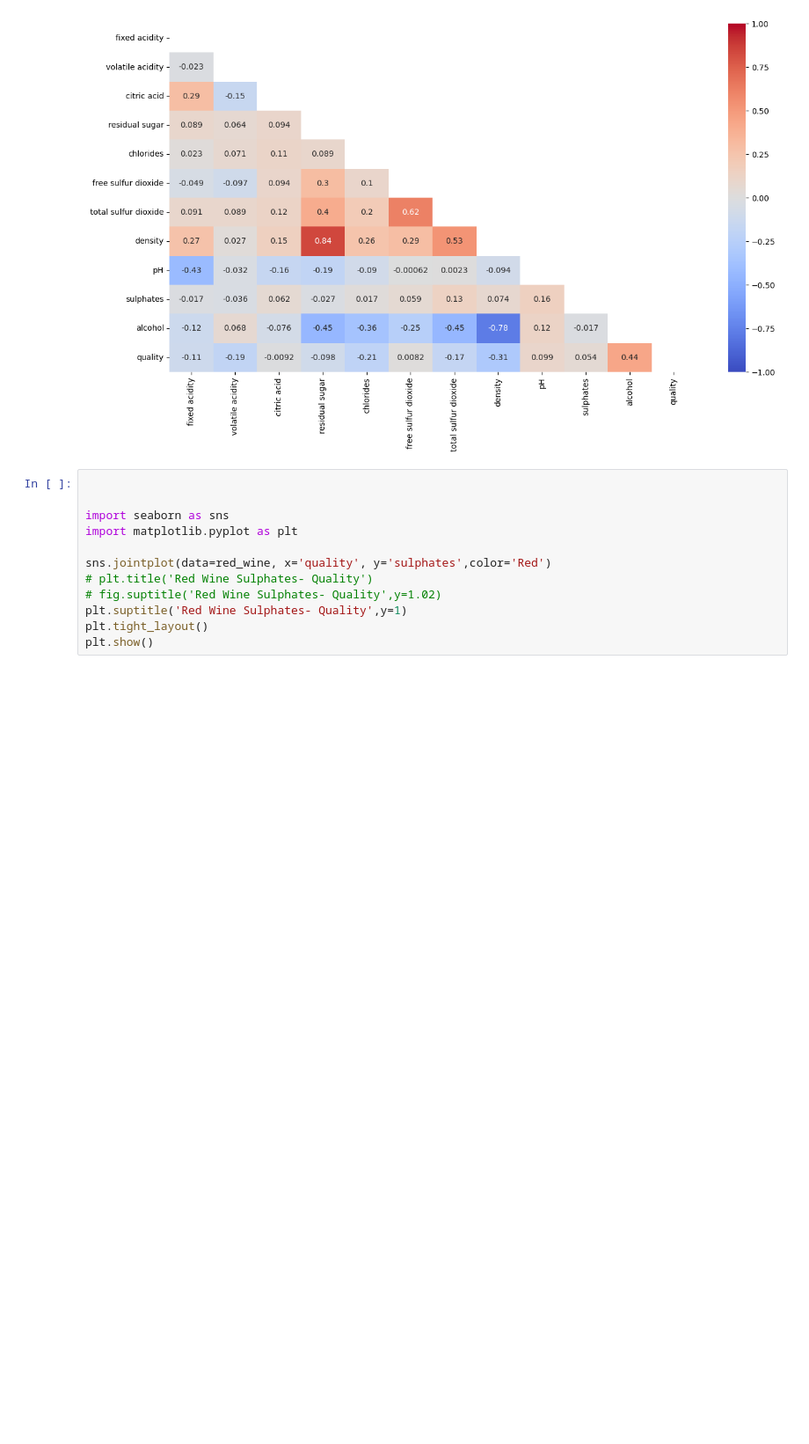
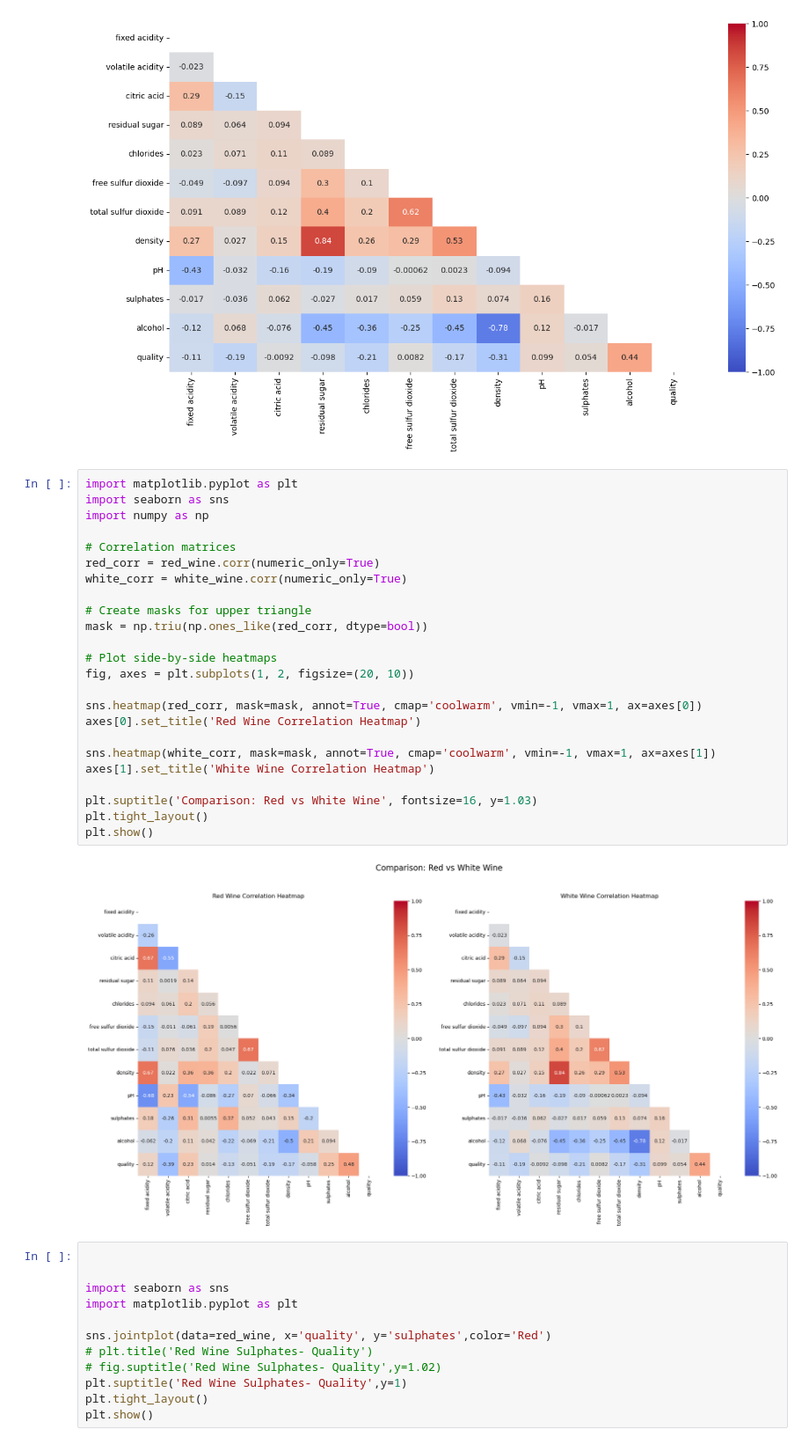
Before and after one commit to bbhatta10/Wine-Project, a Jupyter notebook: wine.ipynb, the cells around one changed output. Shown at 88% size. Cells and saved outputs as stored; diff of their text form; blank space fills up the shorter version.

```diff
--- a/wine.ipynb
+++ b/wine.ipynb
@@ -550,6 +504,32 @@ sns.heatmap(corr_matrix,annot=True,cmap='coolwarm',vmax=1,vmin=-1,mask=mask)
 plt.show()
 # %% [output]
 [figure]
+# %%
+import matplotlib.pyplot as plt
+import seaborn as sns
+import numpy as np
+
+# Correlation matrices
+red_corr = red_wine.corr(numeric_only=True)
+white_corr = white_wine.corr(numeric_only=True)
+
+# Create masks for upper triangle
+mask = np.triu(np.ones_like(red_corr, dtype=bool))
+
+# Plot side-by-side heatmaps
+fig, axes = plt.subplots(1, 2, figsize=(20, 10))
+
+sns.heatmap(red_corr, mask=mask, annot=True, cmap='coolwarm', vmin=-1, vmax=1, ax=axes[0])
+axes[0].set_title('Red Wine Correlation Heatmap')
+
+sns.heatmap(white_corr, mask=mask, annot=True, cmap='coolwarm', vmin=-1, vmax=1, ax=axes[1])
+axes[1].set_title('White Wine Correlation Heatmap')
+
+plt.suptitle('Comparison: Red vs White Wine', fontsize=16, y=1.03)
+plt.tight_layout()
+plt.show()
+# %% [output]
+[figure, added]
 # %%
 
 
```
Also changed, not shown: parts of 35 cells of this notebook.
